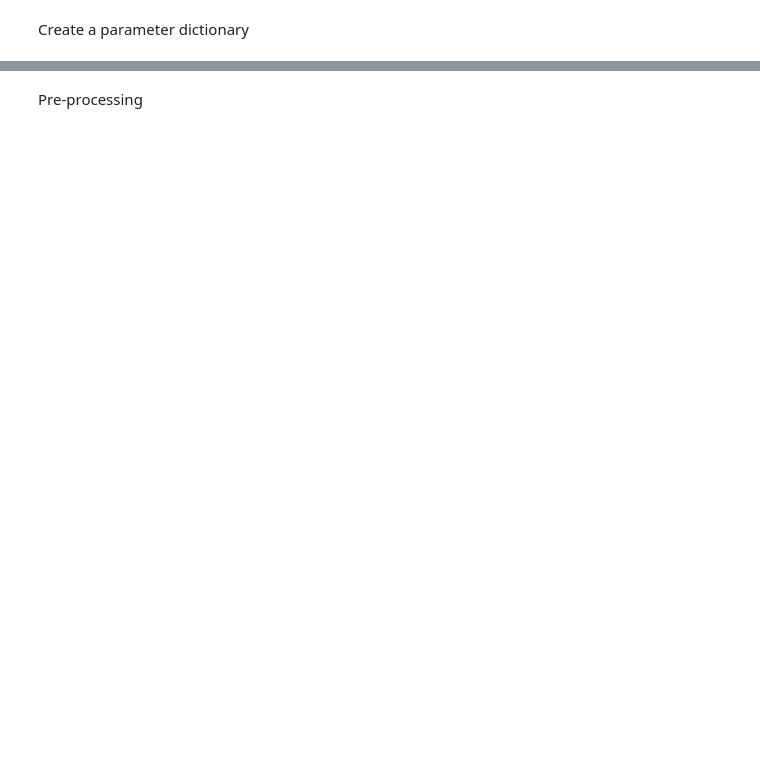
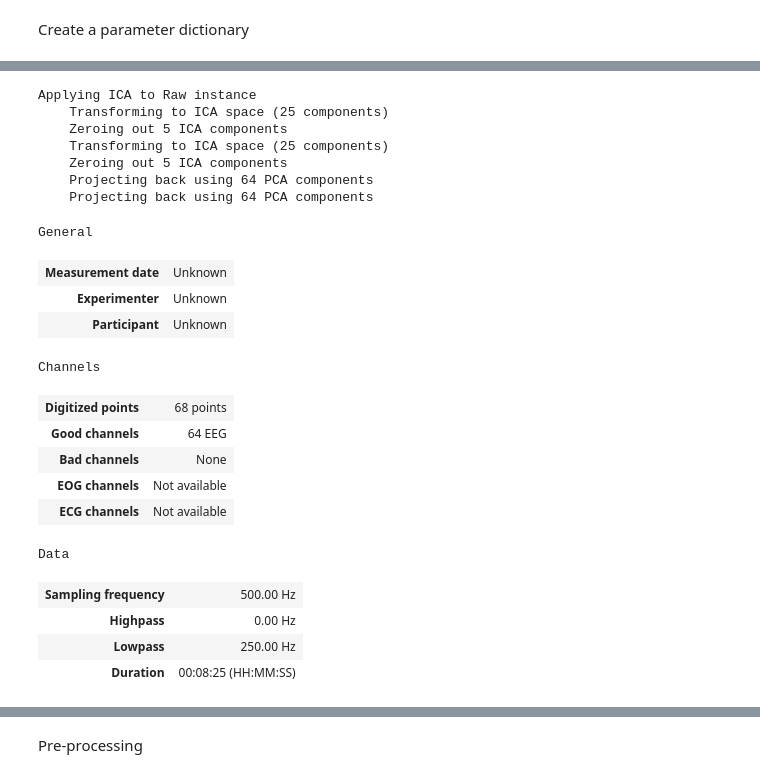
Before and after one commit to Giladsc/3rd_arm_MI, a Jupyter notebook: Main.ipynb, the cells around one changed output, grey strips where cells are left out. Saved outputs shown, nothing was run; the diff lists cells and outputs as text; code cells hidden in the pictures; blank space fills up the shorter version.

Commit message:
After noamV

```diff
--- a/Main.ipynb
+++ b/Main.ipynb
@@ -288,0 +418,5 @@ No baseline correction applied
+# %%
+ica = run_ica_on_raw(raw, eog_chs=['Fp1', 'Fp2'])
+
+# After looking at plots & deciding what to remove:
+ica.exclude = [0, 1]  # example only
@@ -288,0 +497,26 @@ No baseline correction applied
+# %%
+raw_clean = raw.copy()
+ica.apply(raw_clean)
+# %% [output]
+Applying ICA to Raw instance
+    Transforming to ICA space (25 components)
+    Zeroing out 5 ICA components
+    Transforming to ICA space (25 components)
+    Zeroing out 5 ICA components
+    Projecting back using 64 PCA components
+    Projecting back using 64 PCA components
+General
+| Measurement date | Unknown |
+| Experimenter | Unknown |
+| Participant | Unknown |
+Channels
+| Digitized points | 68 points |
+| Good channels | 64 EEG |
+| Bad channels | None |
+| EOG channels | Not available |
+| ECG channels | Not available |
+Data
+| Sampling frequency | 500.00 Hz |
+| Highpass | 0.00 Hz |
+| Lowpass | 250.00 Hz |
+| Duration | 00:08:25 (HH:MM:SS) |
```
Also changed, not shown: parts of 23 cells of this notebook.
